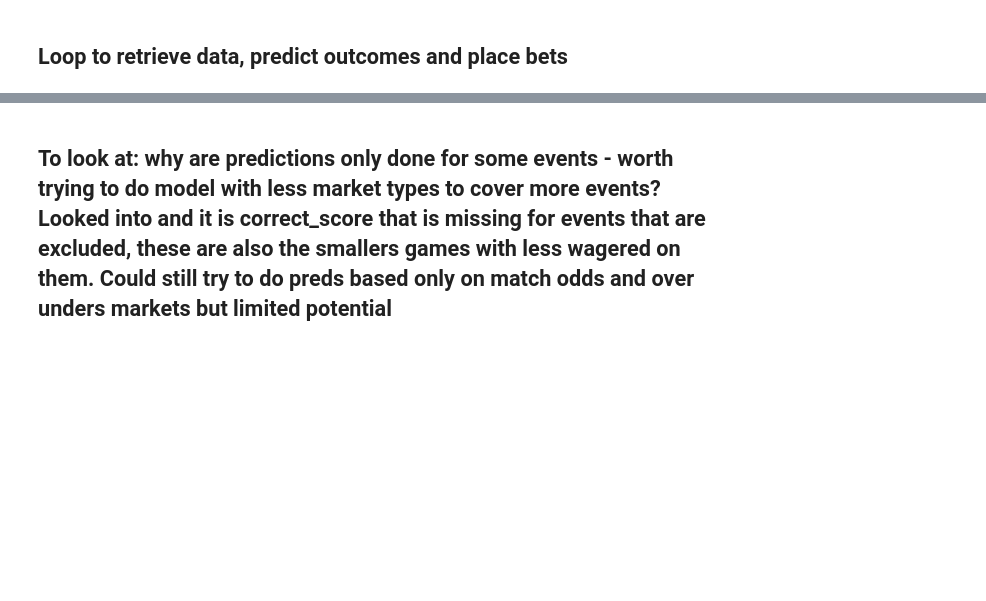
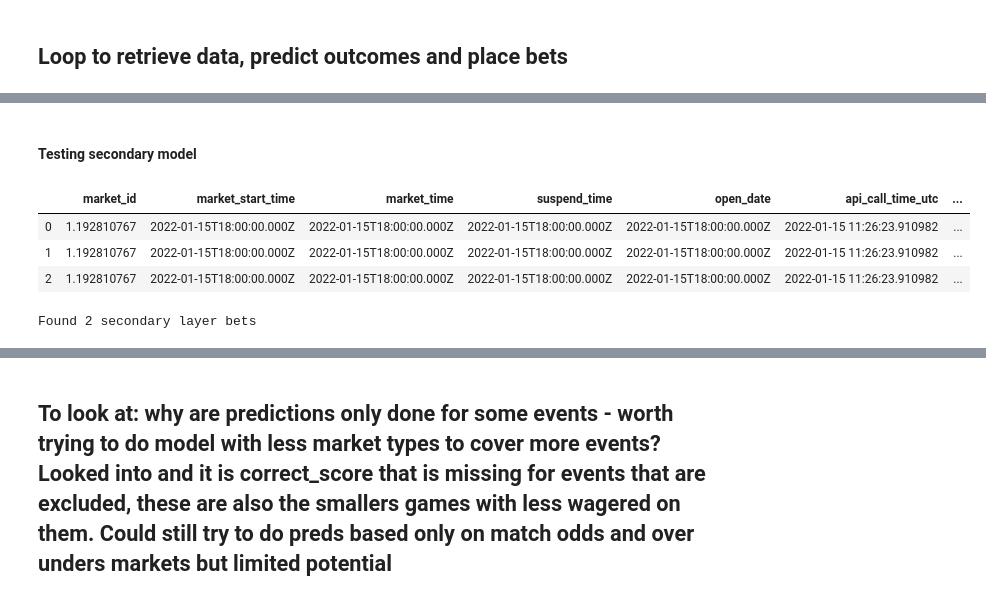
Before and after one commit to AngusMcKay/free_money, a Jupyter notebook: tote/Betfair run football.ipynb, the cells around one changed output, grey strips where cells are left out. Drawn from its saved outputs; the diff is of its cells as text; code cells hidden in the pictures; blank space fills up the shorter version.

Commit message:
Added secondary layer bets to prod

```diff
--- a/tote/Betfair run football.ipynb
+++ b/tote/Betfair run football.ipynb
@@ -43,6 +43,10 @@ logging.basicConfig(filename='bf_places_log.log', level=logging.INFO, format='%(
 # football models
 with open('/home/angus/projects/betting/tote/models/football_models_2.pickle', 'rb') as f:
     football_models = pickle.load(f)
+# %%
+# football secondary models
+with open('/home/angus/projects/betting/tote/models/football_models_2_secondary_layer.pickle', 'rb') as f:
+    football_models_secondary_layer = pickle.load(f)
 # %% [markdown]
 ## Params
 # %%
@@ -1063,0 +1141,44 @@ Total time taken: 13.108 seconds
+# %% [markdown]
+#### Testing secondary model
+# %%
+# ADD SECONDARY STRATEGY BETS
+
+# unpack artifacts
+model_sl = football_models_secondary_layer['model']
+features_sl = football_models_secondary_layer['features']
+rc_features_sl = football_models_secondary_layer['rc_features']
+rc_dict_sl = football_models_secondary_layer['response_codes']
+
+output_df_secondary = output_df.copy()
+for c in rc_features_sl:
+    response_codes_df = rc_dict_sl[c]
+    output_df_secondary = output_df_secondary.merge(response_codes_df, how='left', on=c)
+# %%
+output_df_secondary.head(3)
+# %% [output]
+|  | market_id | market_start_time | market_time | suspend_time | open_date | api_call_time_utc | ... |
+| 0 | 1.192810767 | 2022-01-15T18:00:00.000Z | 2022-01-15T18:00:00.000Z | 2022-01-15T18:00:00.000Z | 2022-01-15T18:00:00.000Z | 2022-01-15 11:26:23.910982 | ... |
+| 1 | 1.192810767 | 2022-01-15T18:00:00.000Z | 2022-01-15T18:00:00.000Z | 2022-01-15T18:00:00.000Z | 2022-01-15T18:00:00.000Z | 2022-01-15 11:26:23.910982 | ... |
+| 2 | 1.192810767 | 2022-01-15T18:00:00.000Z | 2022-01-15T18:00:00.000Z | 2022-01-15T18:00:00.000Z | 2022-01-15T18:00:00.000Z | 2022-01-15 11:26:23.910982 | ... |
+# %%
+output_df_secondary = output_df_secondary[output_df_secondary[features_sl].isnull().sum(axis=1)==0]
+pred_sl_df = xgb.DMatrix(output_df_secondary[features_sl])
+output_df_secondary['pred_secondary_layer'] = model_sl.predict(pred_sl_df)
+
+# constraints
+bet_cutoff = 0.25
+odds_max = 20
+competition_name_rc_count_min = 10
+
+output_df_secondary['bet_secondary_layer'] = (
+    (output_df_secondary['bet'] == 1) &  # EVENTUALLY RE DO THIS TO DO ITS OWN CHECK, AND CHECK SECOND LAYER OUTSTANDING AVAILABILITY SEPARATELY
+    (output_df_secondary['pred_secondary_layer'] > bet_cutoff) &
+    (output_df_secondary['back_price_1'] <= odds_max) &
+    (output_df_secondary['competition_name_count'] >= competition_name_rc_count_min)
+)*1
+
+total_bets_sl = sum(output_df_secondary["bet_secondary_layer"])
+print(f'Found {total_bets_sl} secondary layer bets')
+logging.info(f'Found {total_bets_sl} secondary layer bets')
+# %% [output]
+Found 2 secondary layer bets
```
Also changed, not shown: parts of 5 cells of this notebook, 1 other file.
